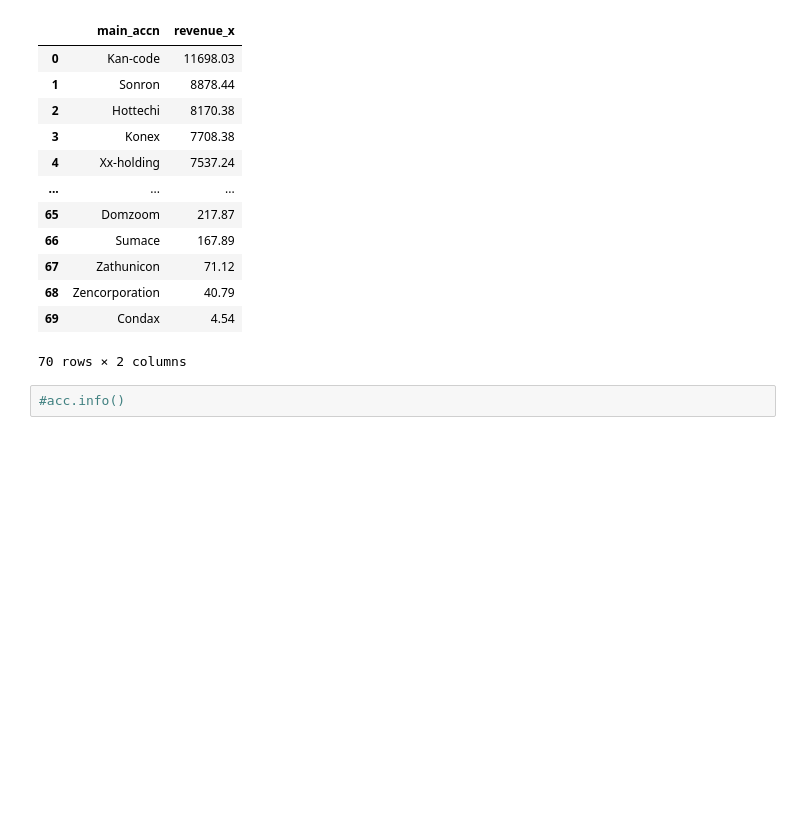
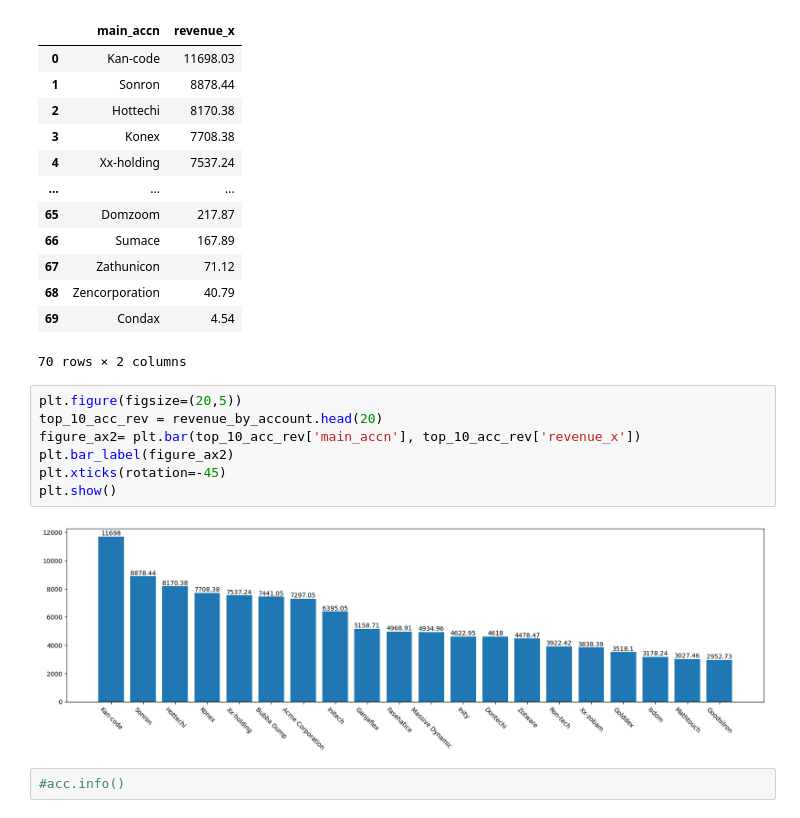
Before and after one commit to SuyogPatgave/Python_Codes-Projects, a Jupyter notebook: CRM_Project.ipynb, the cells around one changed output. Saved outputs shown, nothing was run; the diff lists cells and outputs as text; blank space fills up the shorter version.

```diff
--- a/CRM_Project.ipynb
+++ b/CRM_Project.ipynb
@@ -542,6 +615,15 @@ revenue_by_account
 | 68 | Zencorporation | 40.79 |
 | 69 | Condax | 4.54 |
 70 rows × 2 columns
+# %%
+plt.figure(figsize=(20,5))
+top_10_acc_rev = revenue_by_account.head(20)
+figure_ax2= plt.bar(top_10_acc_rev['main_accn'], top_10_acc_rev['revenue_x'])
+plt.bar_label(figure_ax2)
+plt.xticks(rotation=-45)
+plt.show()
+# %% [output]
+[figure, added]
 # %%
 #acc.info()
 # %%
```
Also changed, not shown: parts of 19 cells of this notebook.
